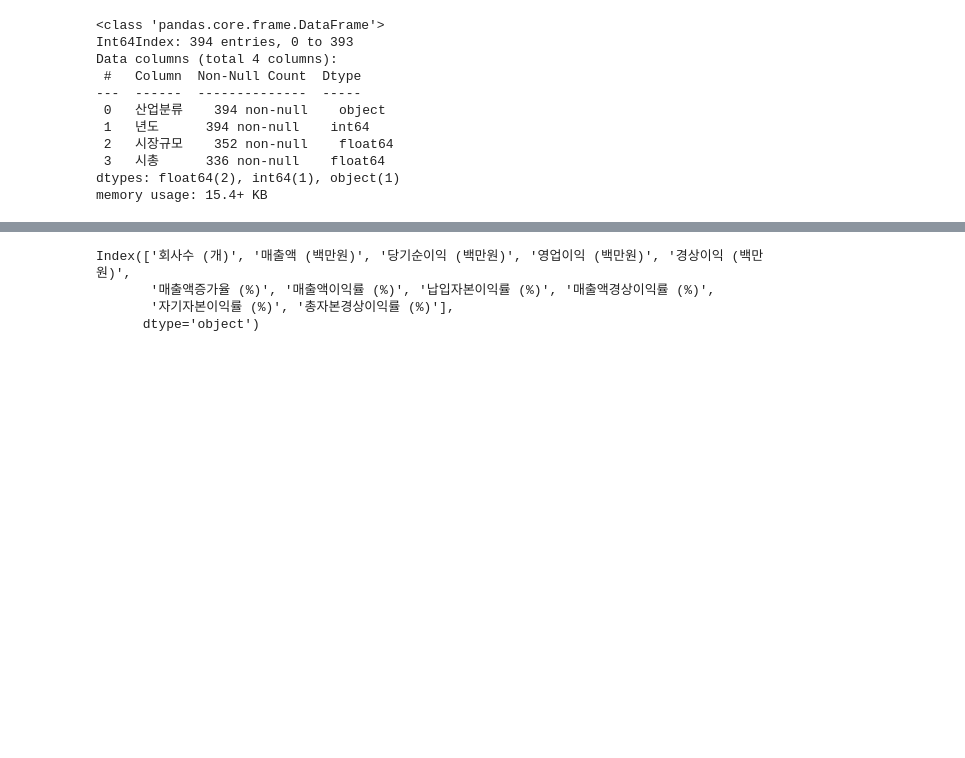
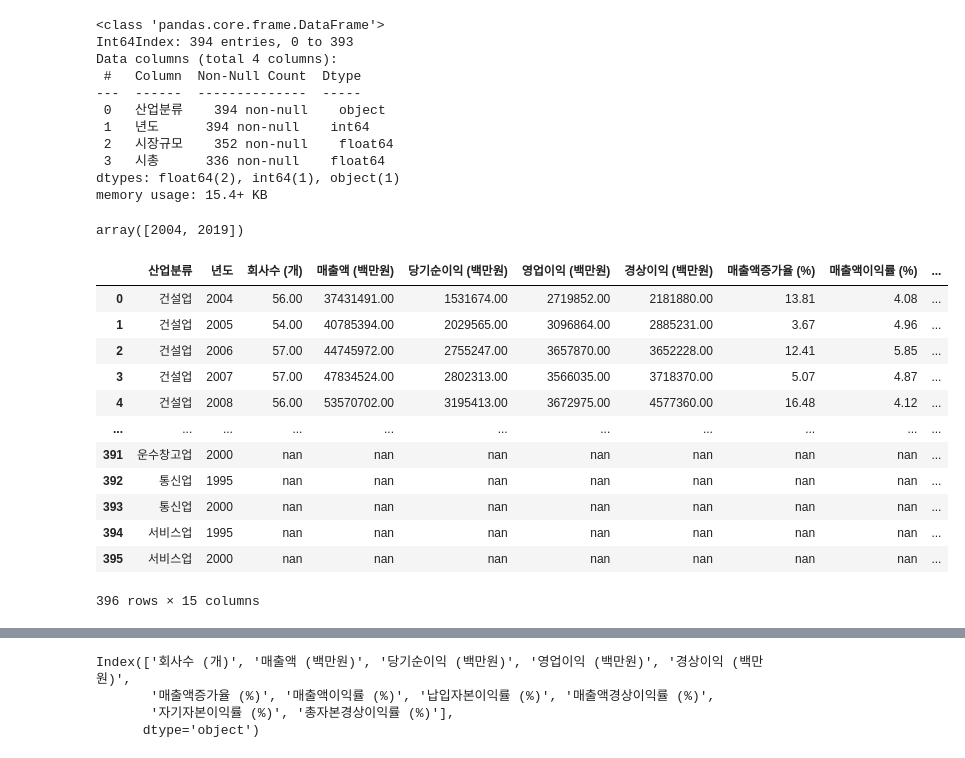
Before and after one commit to dss-16th/eda-repo-1, a Jupyter notebook: Merge.ipynb, the cells around one changed output, grey strips where cells are left out. Drawn from its saved outputs; the diff is of its cells as text; code cells hidden in the pictures; blank space fills up the shorter version.

```diff
--- a/Merge.ipynb
+++ b/Merge.ipynb
@@ -123,3 +224,24 @@ Data columns (total 4 columns):
  3   시총      336 non-null    float64
 dtypes: float64(2), int64(1), object(1)
 memory usage: 15.4+ KB
+# %%
+df_msmc.loc[df_msmc['시장규모'].isnull(),'년도'].unique()
+# %% [output]
+array([2004, 2019])
+# %%
+industry_df = pd.merge(df_mi, df_msmc, on=['산업분류','년도'], how='outer')
+industry_df
+# %% [output]
+|  | 산업분류 | 년도 | 회사수 (개) | 매출액 (백만원) | 당기순이익 (백만원) | 영업이익 (백만원) | 경상이익 (백만원) | 매출액증가율 (%) | 매출액이익률 (%) | ... |
+| 0 | 건설업 | 2004 | 56.00 | 37431491.00 | 1531674.00 | 2719852.00 | 2181880.00 | 13.81 | 4.08 | ... |
+| 1 | 건설업 | 2005 | 54.00 | 40785394.00 | 2029565.00 | 3096864.00 | 2885231.00 | 3.67 | 4.96 | ... |
+| 2 | 건설업 | 2006 | 57.00 | 44745972.00 | 2755247.00 | 3657870.00 | 3652228.00 | 12.41 | 5.85 | ... |
+| 3 | 건설업 | 2007 | 57.00 | 47834524.00 | 2802313.00 | 3566035.00 | 3718370.00 | 5.07 | 4.87 | ... |
+| 4 | 건설업 | 2008 | 56.00 | 53570702.00 | 3195413.00 | 3672975.00 | 4577360.00 | 16.48 | 4.12 | ... |
+| ... | ... | ... | ... | ... | ... | ... | ... | ... | ... | ... |
+| 391 | 운수창고업 | 2000 | nan | nan | nan | nan | nan | nan | nan | ... |
+| 392 | 통신업 | 1995 | nan | nan | nan | nan | nan | nan | nan | ... |
+| 393 | 통신업 | 2000 | nan | nan | nan | nan | nan | nan | nan | ... |
+| 394 | 서비스업 | 1995 | nan | nan | nan | nan | nan | nan | nan | ... |
+| 395 | 서비스업 | 2000 | nan | nan | nan | nan | nan | nan | nan | ... |
+396 rows × 15 columns
```
Also changed, not shown: parts of 30 cells of this notebook.
